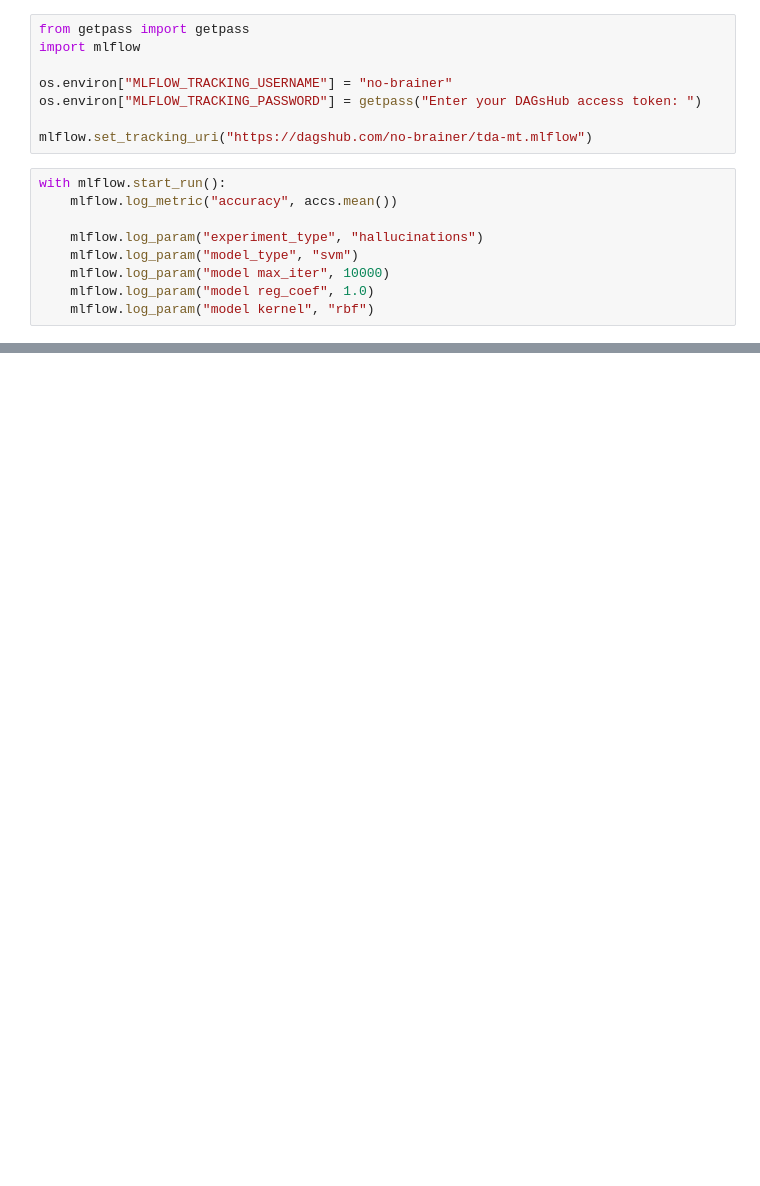
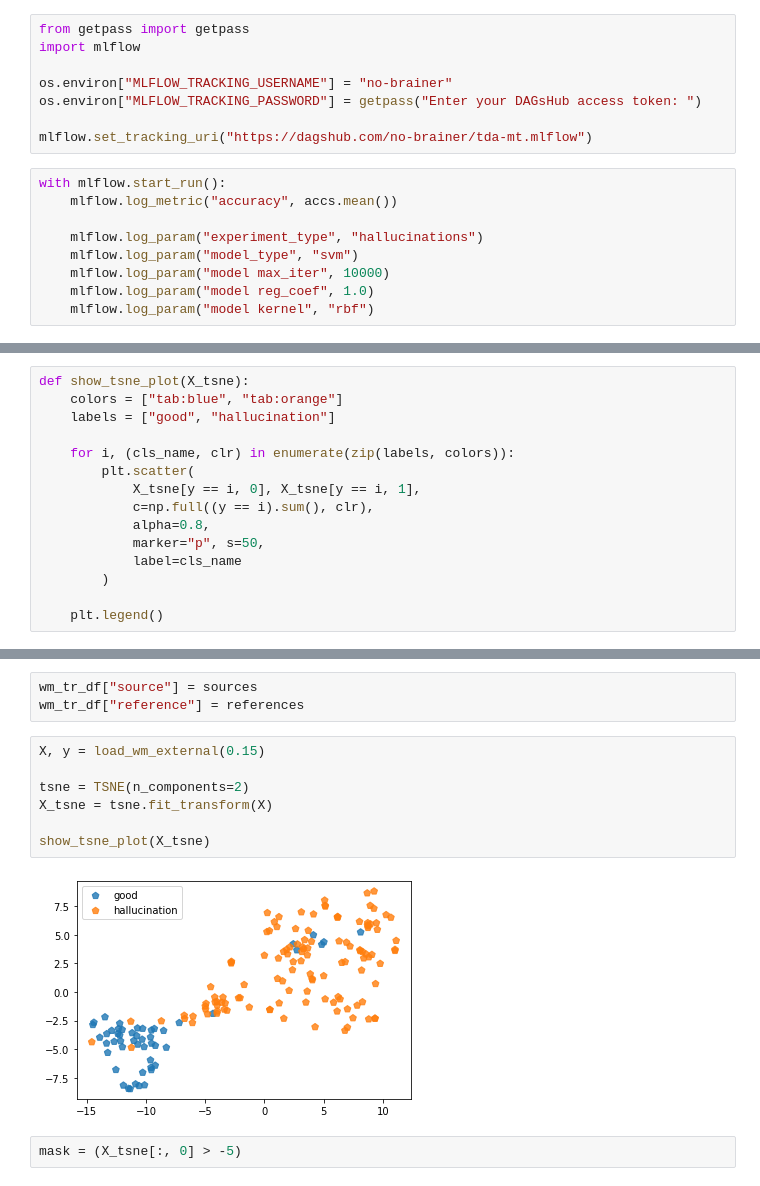
Before and after one commit to no-brainer/tda-mt-mirror, a Jupyter notebook: analysis/tatoeba_labels.ipynb, the cells around one changed output, grey strips where cells are left out. Cells and saved outputs as stored; diff of their text form; blank space fills up the shorter version.

```diff
--- a/analysis/tatoeba_labels.ipynb
+++ b/analysis/tatoeba_labels.ipynb
@@ -193,0 +63,15 @@ with mlflow.start_run():
+# %%
+def show_tsne_plot(X_tsne):
+    colors = ["tab:blue", "tab:orange"]
+    labels = ["good", "hallucination"]
+
+    for i, (cls_name, clr) in enumerate(zip(labels, colors)):
+        plt.scatter(
+            X_tsne[y == i, 0], X_tsne[y == i, 1],
+            c=np.full((y == i).sum(), clr),
+            alpha=0.8,
+            marker="p", s=50,
+            label=cls_name
+        )
+
+    plt.legend()
@@ -193,0 +138,14 @@ with mlflow.start_run():
+# %%
+wm_tr_df["source"] = sources
+wm_tr_df["reference"] = references
+# %%
+X, y = load_wm_external(0.15)
+
+tsne = TSNE(n_components=2)
+X_tsne = tsne.fit_transform(X)
+
+show_tsne_plot(X_tsne)
+# %% [output]
+[figure, added]
+# %%
+mask = (X_tsne[:, 0] > -5)
```
Also changed, not shown: parts of 44 cells of this notebook.
